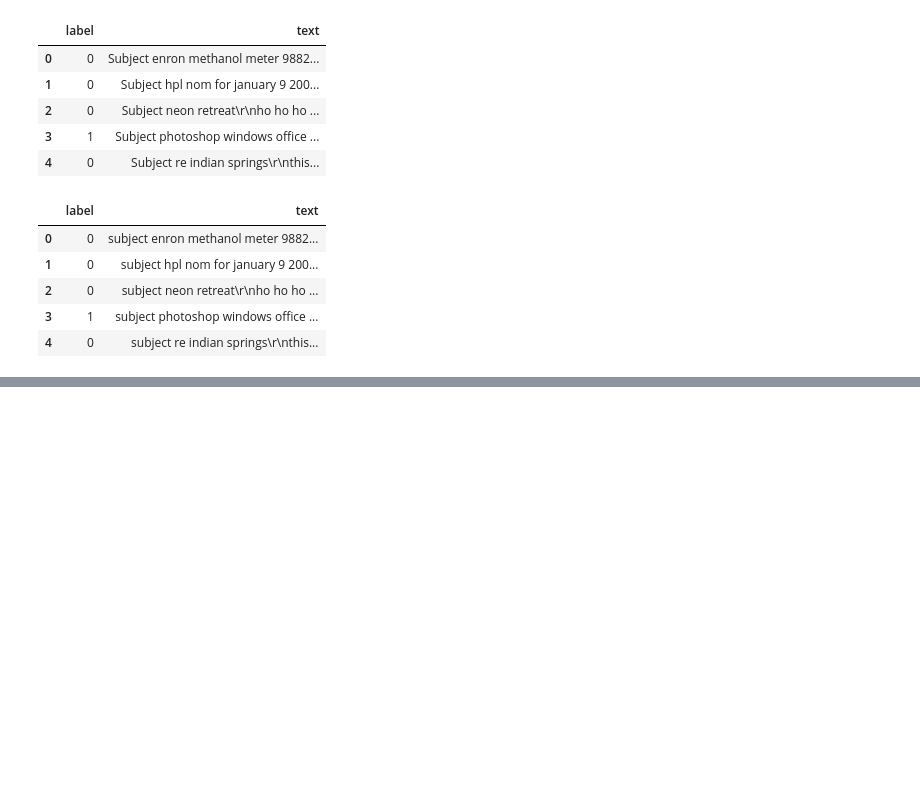
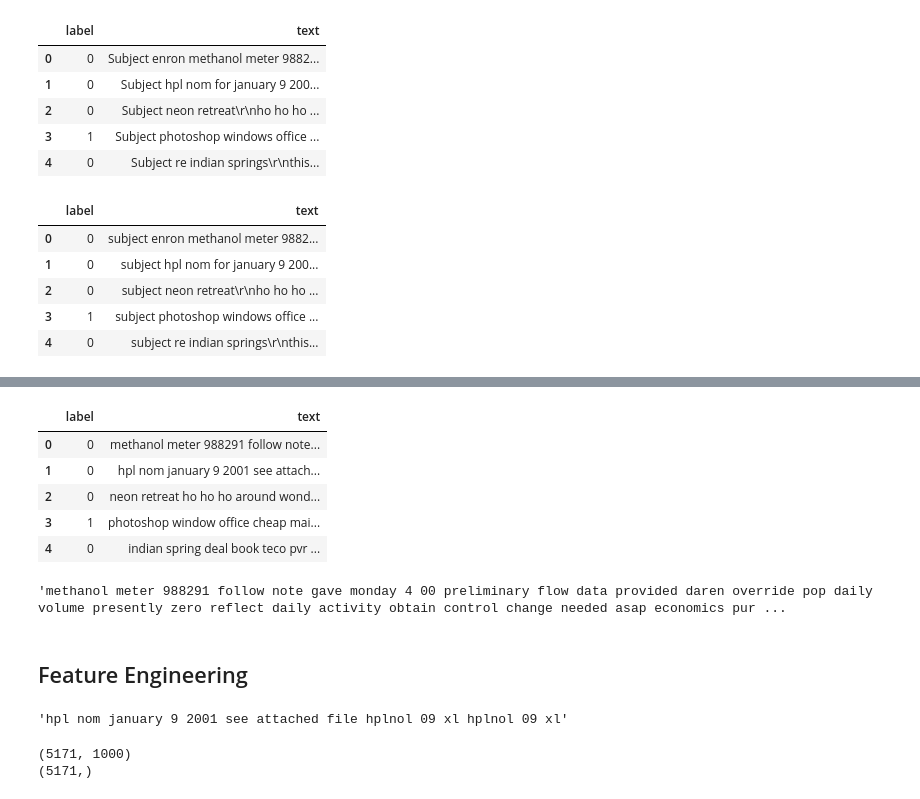
Before and after one commit to Hadramet/5mlde, a Jupyter notebook: src/SpamEmailDraft.ipynb, the cells around one changed output, grey strips where cells are left out. Cells and saved outputs as stored; diff of their text form; code cells hidden in the pictures; blank space fills up the shorter version.

```diff
--- a/src/SpamEmailDraft.ipynb
+++ b/src/SpamEmailDraft.ipynb
@@ -110,0 +134,7 @@ df.head()
+# %%
+# lemmatization
+from textblob import Word
+nltk.download('wordnet')
+df['text'] = df['text'].apply(lambda x: " ".join([Word(word).lemmatize() for word in x.split()]))
+df.head()
+# %% [output]
@@ -110,0 +142,18 @@ df.head()
+|  | label | text |
+| 0 | 0 | methanol meter 988291 follow note... |
+| 1 | 0 | hpl nom january 9 2001 see attach... |
+| 2 | 0 | neon retreat ho ho ho around wond... |
+| 3 | 1 | photoshop window office cheap mai... |
+| 4 | 0 | indian spring deal book teco pvr ... |
+# %%
+# show the first text
+df['text'][0]
+# %% [output]
+'methanol meter 988291 follow note gave monday 4 00 preliminary flow data provided daren override pop daily volume presently zero reflect daily activity obtain control change needed asap economics pur ...
+# %% [markdown]
+## Feature Engineering
+# %%
+# show the first text
+df['text'][1]
+# %% [output]
+'hpl nom january 9 2001 see attached file hplnol 09 xl hplnol 09 xl'
@@ -110,0 +169,6 @@ df.head()
+# %%
+print(X.shape)
+print(y.shape)
+# %% [output]
+(5171, 1000)
+(5171,)
```
Also changed, not shown: parts of 15 cells of this notebook.
